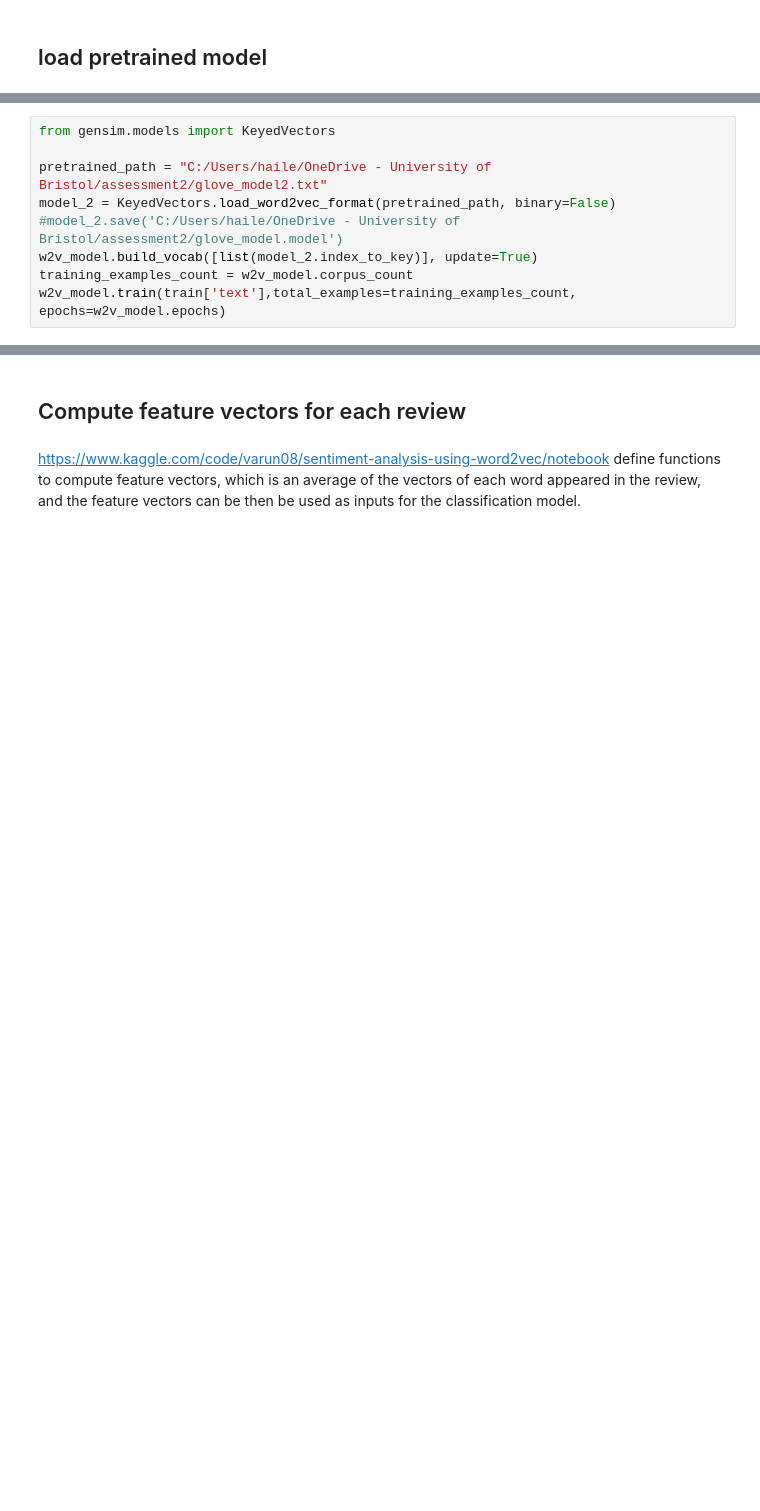
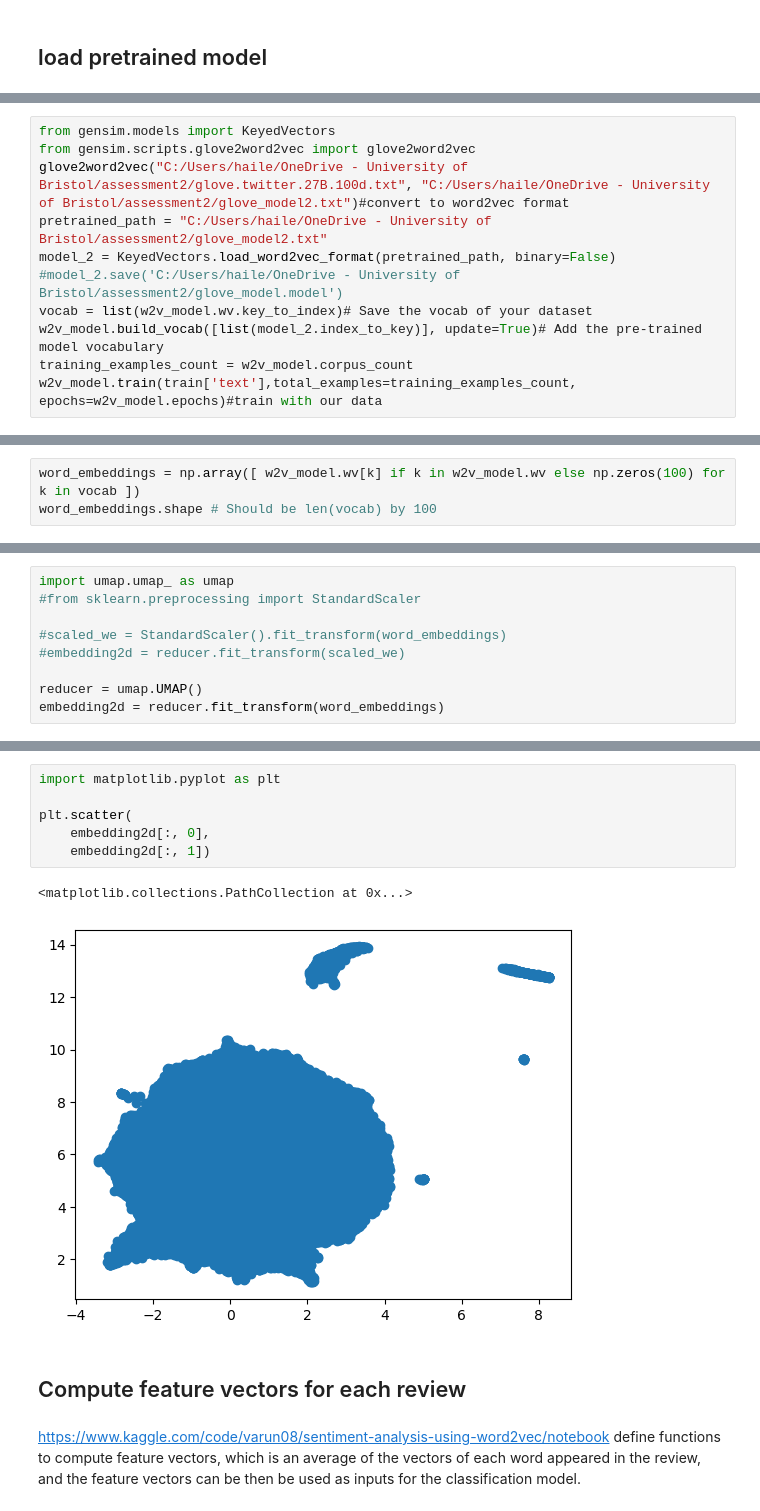
Before and after one commit to XinnGuan/DST_Assessment2, a Jupyter notebook: report/04-Word2vec.ipynb, the cells around one changed output, grey strips where cells are left out. Saved outputs shown, nothing was run; the diff lists cells and outputs as text; blank space fills up the shorter version.

```diff
--- a/report/04-Word2vec.ipynb
+++ b/report/04-Word2vec.ipynb
@@ -119,10 +123,12 @@ Cosine similarity between 'wonderful' terrible' - Skip Gram :  0.29368404
 # %%
 from gensim.models import KeyedVectors
-
+from gensim.scripts.glove2word2vec import glove2word2vec
+glove2word2vec("C:/Users/haile/OneDrive - University of Bristol/assessment2/glove.twitter.27B.100d.txt", "C:/Users/haile/OneDrive - University of Bristol/assessment2/glove_model2.txt")#convert to word2vec format
 pretrained_path = "C:/Users/haile/OneDrive - University of Bristol/assessment2/glove_model2.txt"
 model_2 = KeyedVectors.load_word2vec_format(pretrained_path, binary=False)
 #model_2.save('C:/Users/haile/OneDrive - University of Bristol/assessment2/glove_model.model')
-w2v_model.build_vocab([list(model_2.index_to_key)], update=True)
+vocab = list(w2v_model.wv.key_to_index)# Save the vocab of your dataset
+w2v_model.build_vocab([list(model_2.index_to_key)], update=True)# Add the pre-trained model vocabulary
 training_examples_count = w2v_model.corpus_count
-w2v_model.train(train['text'],total_examples=training_examples_count, epochs=w2v_model.epochs)
+w2v_model.train(train['text'],total_examples=training_examples_count, epochs=w2v_model.epochs)#train with our data
 # %% [output]
@@ -129,0 +140,3 @@ KeyboardInterrupt:
+# %%
+word_embeddings = np.array([ w2v_model.wv[k] if k in w2v_model.wv else np.zeros(100) for k in vocab ])
+word_embeddings.shape # Should be len(vocab) by 100
@@ -129,0 +149,9 @@ KeyboardInterrupt:
+# %%
+import umap.umap_ as umap
+#from sklearn.preprocessing import StandardScaler
+
+#scaled_we = StandardScaler().fit_transform(word_embeddings)
+#embedding2d = reducer.fit_transform(scaled_we)
+
+reducer = umap.UMAP()
+embedding2d = reducer.fit_transform(word_embeddings)
@@ -130,3 +160,12 @@ KeyboardInterrupt:
+# %%
+import matplotlib.pyplot as plt
+
+plt.scatter(
+    embedding2d[:, 0],
+    embedding2d[:, 1])
+# %% [output]
+<matplotlib.collections.PathCollection at 0x...>
+[figure, added]
 # %% [markdown]
 ## Compute feature vectors for each review
 # %% [markdown]
```
Also changed, not shown: parts of 23 cells of this notebook, 2 other files.
